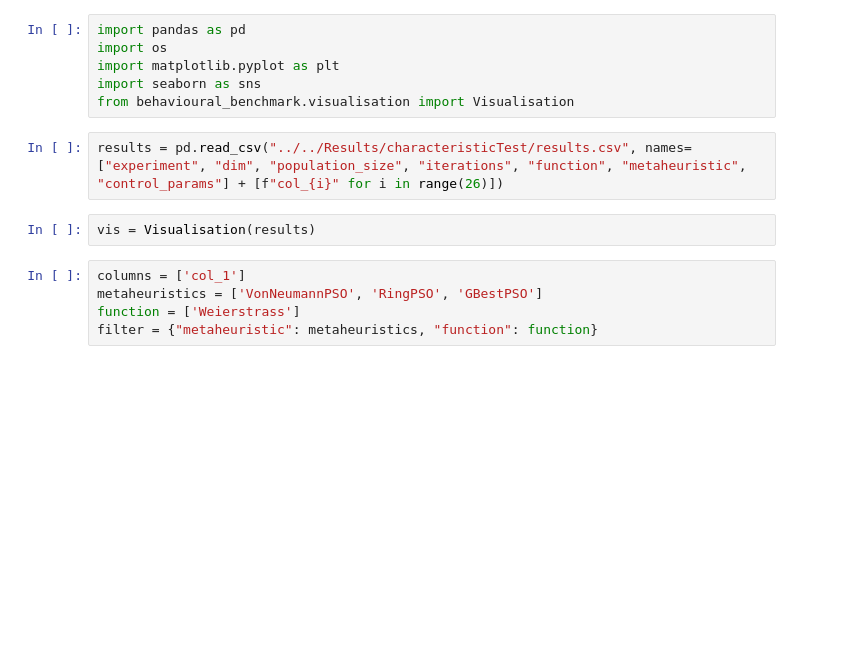
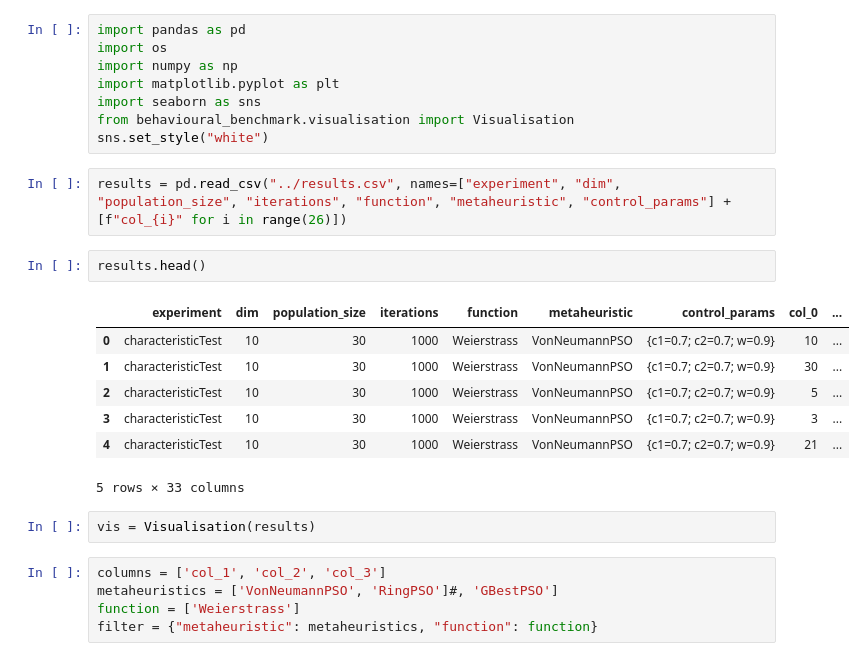
Before and after one commit to runrunLauren/behavioural_benchmarking, a Jupyter notebook: behavioural_benchmark/temp.ipynb, the cells around one changed output. Saved outputs shown, nothing was run; the diff lists cells and outputs as text; blank space fills up the shorter version.

```diff
--- a/behavioural_benchmark/temp.ipynb
+++ b/behavioural_benchmark/temp.ipynb
@@ -1,16 +1,28 @@
 # %%
 import pandas as pd
 import os
+import numpy as np
 import matplotlib.pyplot as plt
 import seaborn as sns
 from behavioural_benchmark.visualisation import Visualisation
+sns.set_style("white")
 # %%
-results = pd.read_csv("../../Results/characteristicTest/results.csv", names=["experiment", "dim", "population_size", "iterations", "function", "metaheuristic", "control_params"] + [f"col_{i}" for i in range(26)])
+results = pd.read_csv("../results.csv", names=["experiment", "dim", "population_size", "iterations", "function", "metaheuristic", "control_params"] + [f"col_{i}" for i in range(26)])
+# %%
+results.head()
+# %% [output]
+|  | experiment | dim | population_size | iterations | function | metaheuristic | control_params | col_0 | ... |
+| 0 | characteristicTest | 10 | 30 | 1000 | Weierstrass | VonNeumannPSO | {c1=0.7; c2=0.7; w=0.9} | 10 | ... |
+| 1 | characteristicTest | 10 | 30 | 1000 | Weierstrass | VonNeumannPSO | {c1=0.7; c2=0.7; w=0.9} | 30 | ... |
+| 2 | characteristicTest | 10 | 30 | 1000 | Weierstrass | VonNeumannPSO | {c1=0.7; c2=0.7; w=0.9} | 5 | ... |
+| 3 | characteristicTest | 10 | 30 | 1000 | Weierstrass | VonNeumannPSO | {c1=0.7; c2=0.7; w=0.9} | 3 | ... |
+| 4 | characteristicTest | 10 | 30 | 1000 | Weierstrass | VonNeumannPSO | {c1=0.7; c2=0.7; w=0.9} | 21 | ... |
+5 rows × 33 columns
 # %%
 vis = Visualisation(results)
 # %%
-columns = ['col_1']
-metaheuristics = ['VonNeumannPSO', 'RingPSO', 'GBestPSO']
+columns = ['col_1', 'col_2', 'col_3']
+metaheuristics = ['VonNeumannPSO', 'RingPSO']#, 'GBestPSO']
 function = ['Weierstrass']
 filter = {"metaheuristic": metaheuristics, "function": function}
 # %%
```
Also changed, not shown: parts of 8 cells of this notebook, 2 other files.
